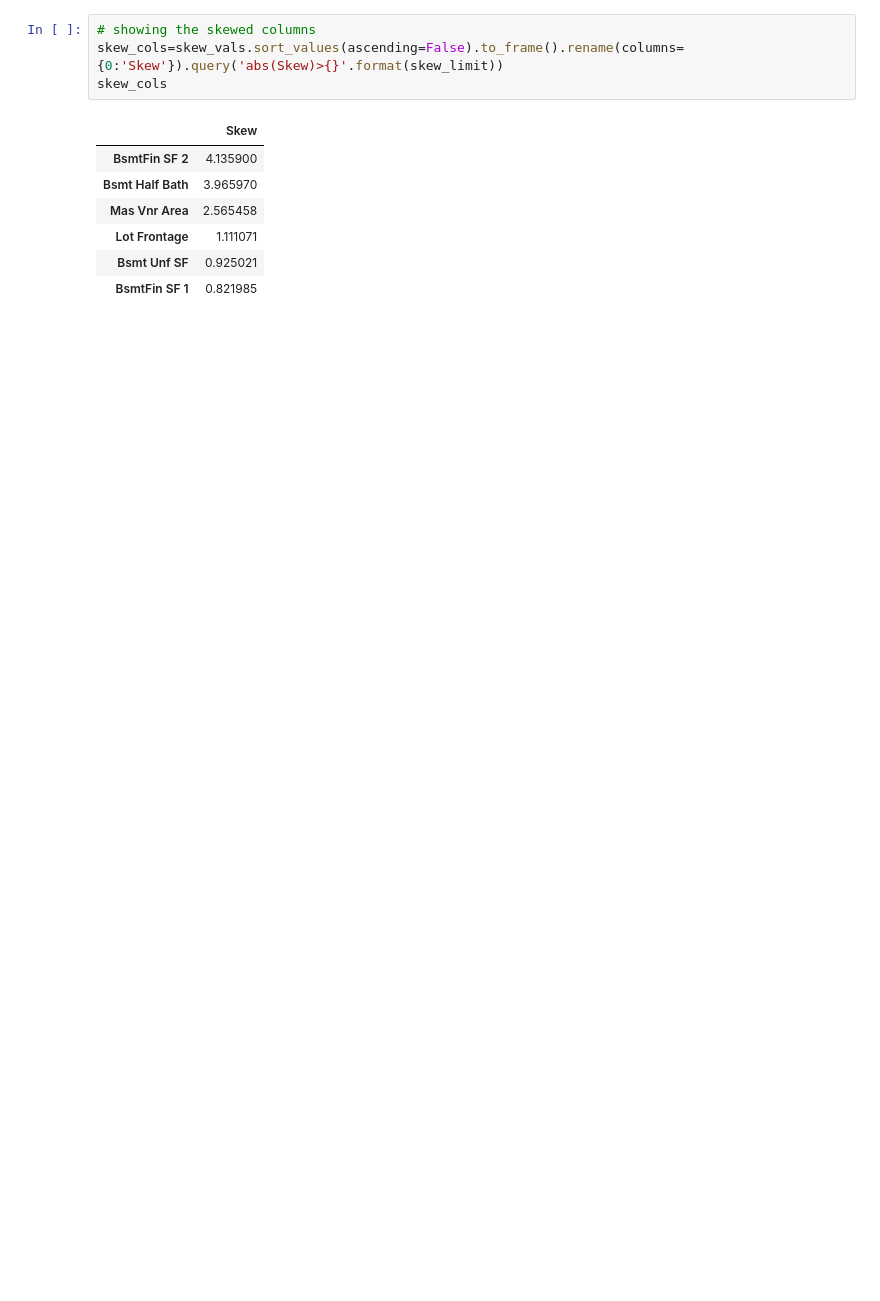
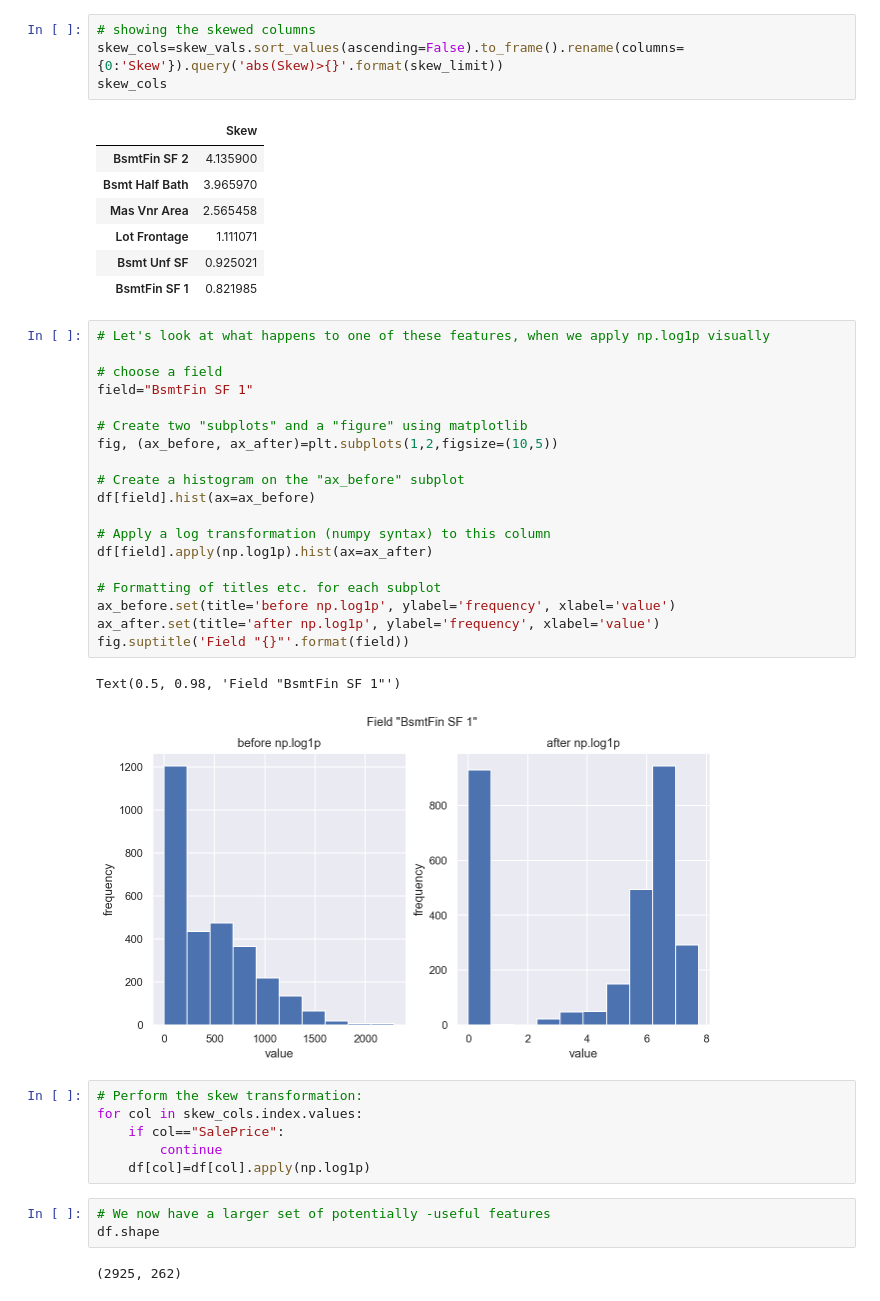
Before and after one commit to Shawvin/IBM-data-science, a Jupyter notebook: Exploratory Data Analysis/Feature Enginerring.ipynb, the cells around one changed output. Drawn from its saved outputs; the diff is of its cells as text; blank space fills up the shorter version.

```diff
--- a/Exploratory Data Analysis/Feature Enginerring.ipynb
+++ b/Exploratory Data Analysis/Feature Enginerring.ipynb
@@ -140,3 +161,36 @@ skew_cols
 | Lot Frontage | 1.111071 |
 | Bsmt Unf SF | 0.925021 |
 | BsmtFin SF 1 | 0.821985 |
+# %%
+# Let's look at what happens to one of these features, when we apply np.log1p visually
+
+# choose a field
+field="BsmtFin SF 1"
+
+# Create two "subplots" and a "figure" using matplotlib
+fig, (ax_before, ax_after)=plt.subplots(1,2,figsize=(10,5))
+
+# Create a histogram on the "ax_before" subplot
+df[field].hist(ax=ax_before)
+
+# Apply a log transformation (numpy syntax) to this column
+df[field].apply(np.log1p).hist(ax=ax_after)
+
+# Formatting of titles etc. for each subplot
+ax_before.set(title='before np.log1p', ylabel='frequency', xlabel='value')
+ax_after.set(title='after np.log1p', ylabel='frequency', xlabel='value')
+fig.suptitle('Field "{}"'.format(field))
+# %% [output]
+Text(0.5, 0.98, 'Field "BsmtFin SF 1"')
+[figure, added]
+# %%
+# Perform the skew transformation:
+for col in skew_cols.index.values:
+    if col=="SalePrice":
+        continue
+    df[col]=df[col].apply(np.log1p)
+# %%
+# We now have a larger set of potentially -useful features
+df.shape
+# %% [output]
+(2925, 262)
```
Also changed, not shown: parts of 52 cells of this notebook, 6 other files.
